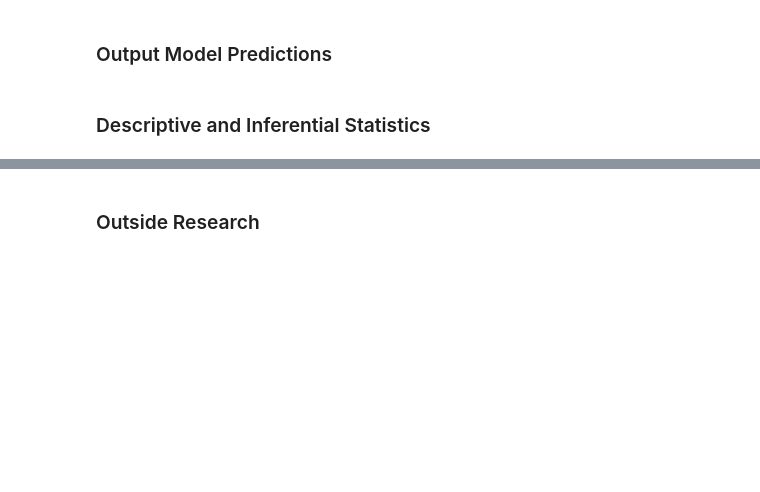
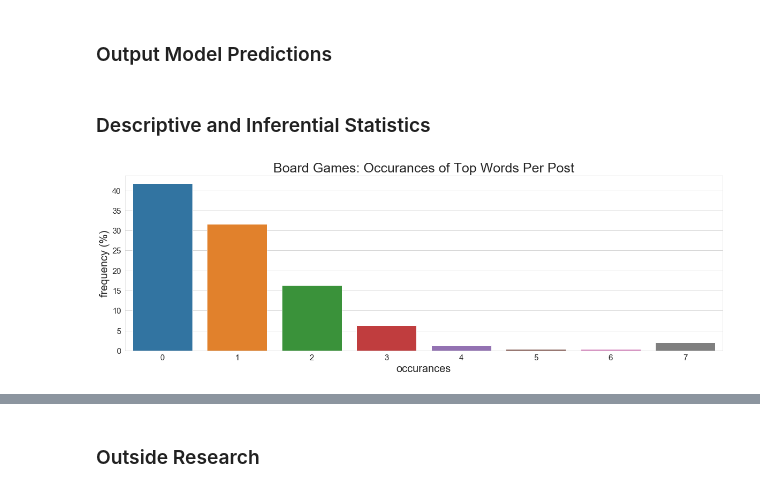
Before and after one commit to cheekeet86/project_3, a Jupyter notebook: code/project_3.ipynb, the cells around one changed output, grey strips where cells are left out. Saved outputs shown, nothing was run; the diff lists cells and outputs as text; code cells hidden in the pictures; blank space fills up the shorter version.

```diff
--- a/code/project_3.ipynb
+++ b/code/project_3.ipynb
@@ -761,3 +868,23 @@ Precision: 0.9
 #df_cols.to_csv(output_path + 'columns' + timestamp + '.csv')
 # %% [markdown]
 ### Descriptive and Inferential Statistics
+# %%
+df_top_a_cv = df_a_cv[list(set_a)]
+df_top_b_cv = df_b_cv[list(set_b)]
+
+# for each post, count number of occurances (from top words list)
+a_cv_has_top = df_top_a_cv.sum(axis=1)
+b_cv_has_top = df_top_b_cv.sum(axis=1)
+# %%
+# create df_a_cv_has_top
+
+df_a_cv_has_top= a_cv_has_top.value_counts().to_frame()
+
+df_a_cv_has_top['occurances'] = df_a_cv_has_top.index
+
+df_a_cv_has_top.reset_index(drop=True, inplace=True)
+
+df_a_cv_has_top.rename(columns={0: "num_posts"},inplace=True)
+df_a_cv_has_top['freq'] = df_a_cv_has_top["num_posts"] / len(df_a) * 100
+cols = ['occurances','num_posts','freq']
+df_a_cv_has_top = df_a_cv_has_top[cols]
@@ -763,0 +904,13 @@ Precision: 0.9
+# %%
+plt.figure(figsize=(20,6))
+plt.title('Board Games: Occurances of Top Words Per Post',fontsize=25)
+
+sns.set_style("whitegrid")
+
+sns.barplot(data=df_a_cv_has_top,x='occurances',y='freq')
+
+plt.xlabel('occurances',fontsize=20)
+plt.ylabel('frequency (%)',fontsize=20)
+plt.tick_params(labelsize=15)
+# %% [output]
+[figure, added]
```
Also changed, not shown: parts of 27 cells of this notebook.
